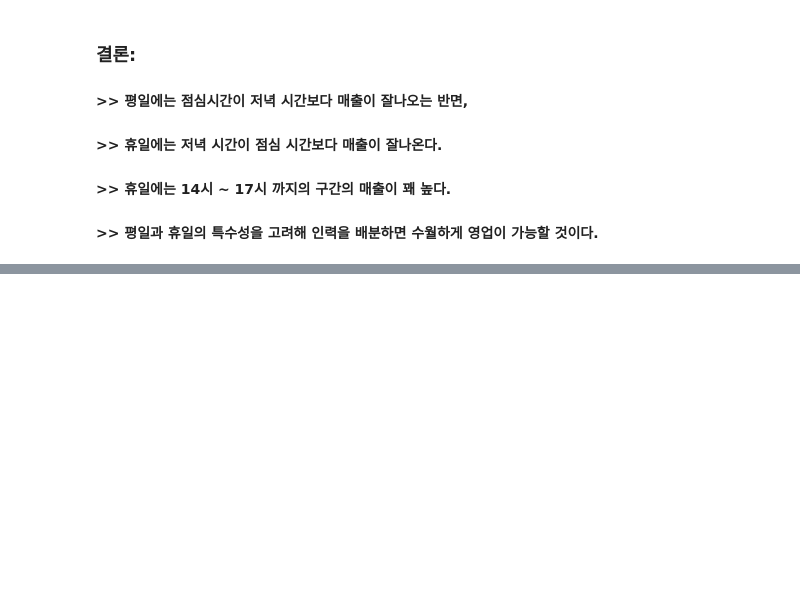
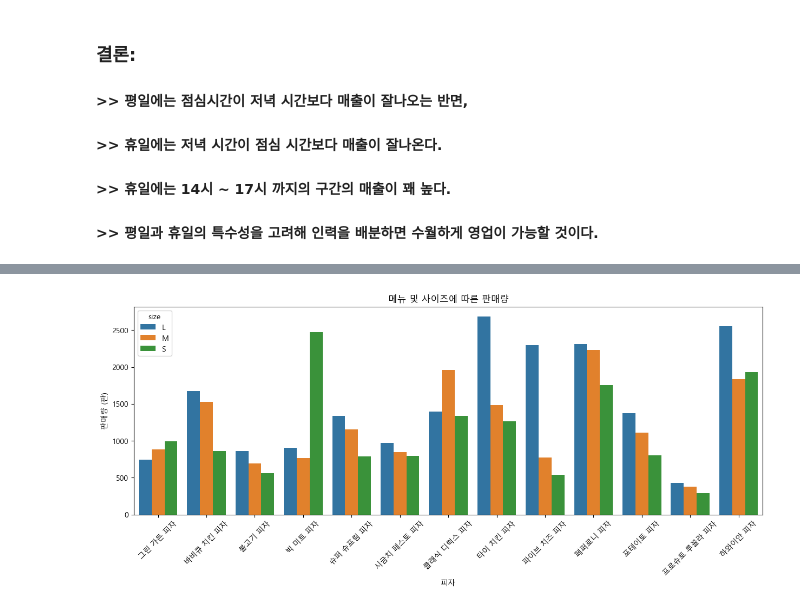
Before and after one commit to changdoong/learning-projects, a Jupyter notebook: pizza_df/pizza_df.ipynb, the cells around one changed output, grey strips where cells are left out. Cells and saved outputs as stored; diff of their text form; code cells hidden in the pictures; blank space fills up the shorter version.

```diff
--- a/pizza_df/pizza_df.ipynb
+++ b/pizza_df/pizza_df.ipynb
@@ -423,0 +493,3 @@ plt.show()
+# %%
+quantity_by_pizza_and_size = pizza_orders_df.groupby(['pizza_name','size'])['quantity'].sum().reset_index()
+quantity_by_pizza_and_size
@@ -423,0 +514,10 @@ plt.show()
+# %%
+plt.rcParams['figure.figsize']=(15,5)
+sns.barplot(data=quantity_by_pizza_and_size, x='pizza_name',y='quantity', hue='size')
+plt.title('메뉴 및 사이즈에 따른 판매량')
+plt.xlabel('피자')
+plt.ylabel('판매량 (판)')
+plt.xticks(rotation=45)
+plt.show()
+# %% [output]
+[figure, added]
```
Also changed, not shown: parts of 10 cells of this notebook.
